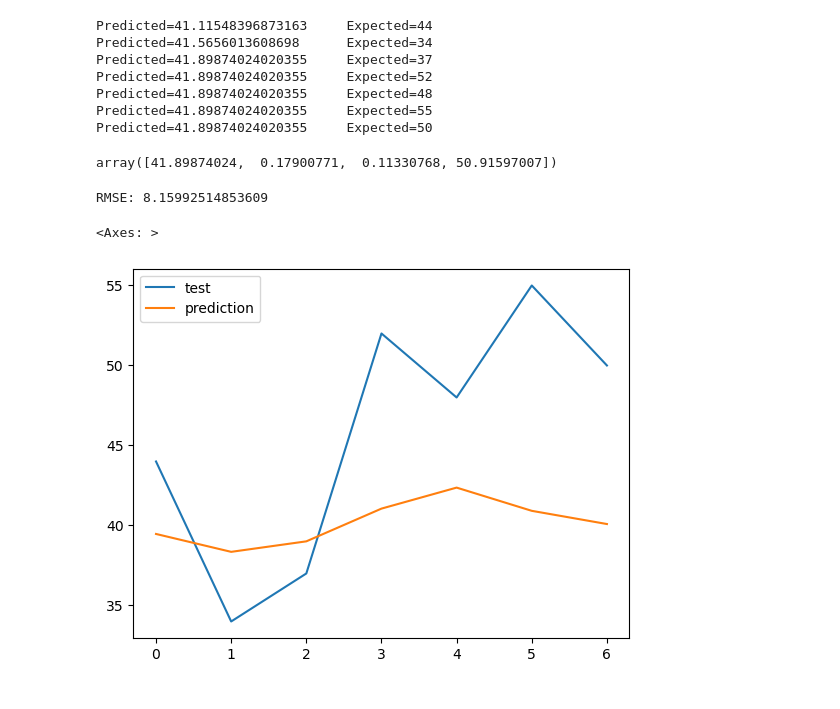
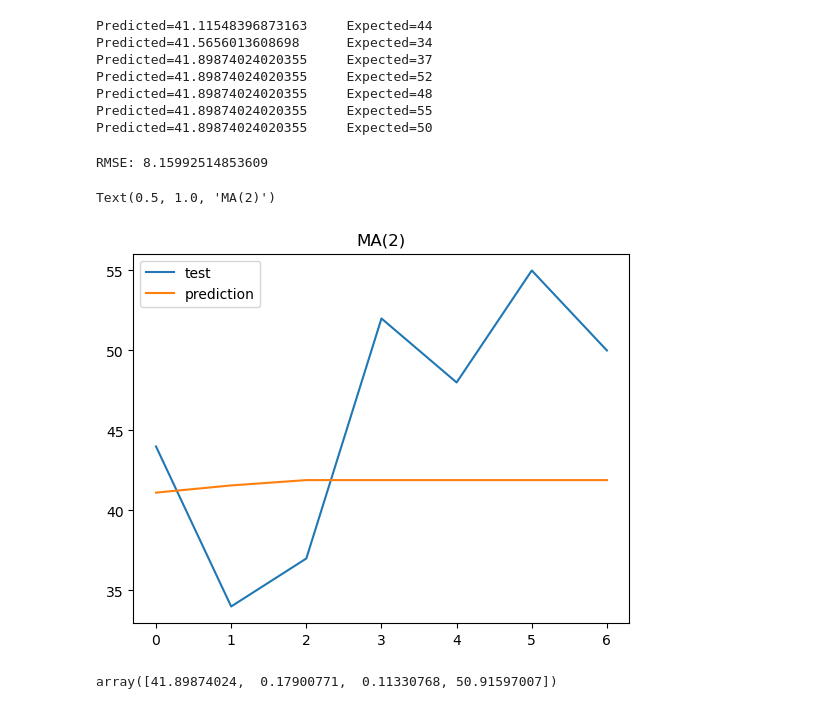
Before and after one commit to lhduc94/timeseries, a Jupyter notebook: notebooks/ARIMA.ipynb, the cells around one changed output. Saved outputs shown, nothing was run; the diff lists cells and outputs as text; code cells hidden in the pictures.

```diff
--- a/notebooks/ARIMA.ipynb
+++ b/notebooks/ARIMA.ipynb
@@ -253,7 +180,7 @@ MA_model = ARIMA(train, order=(0, 0, 2))
 MA_results = MA_model.fit()
 # %%
 
-Y_hat = MA_results.predict(start=len(train), end=len(train)+len(test)-1, dynamic=False)
+Y_hat = MA_results.forecast(7)
 for y_hat, y_true in zip(Y_hat, test):
     print(f'Predicted={y_hat} \tExpected={y_true}')
 # %% [output]
@@ -264,17 +191,18 @@ Predicted=41.89874024020355     Expected=52
 Predicted=41.89874024020355     Expected=48
 Predicted=41.89874024020355     Expected=55
 Predicted=41.89874024020355     Expected=50
+# %%
+print('RMSE:', np.sqrt(mean_squared_error(test, Y_hat)))
+# %% [output]
+RMSE: 8.15992514853609
+# %%
+sns.lineplot(test, label='test')
+sns.lineplot(Y_hat, label='prediction')
+plt.title("MA(2)")
+# %% [output]
+Text(0.5, 1.0, 'MA(2)')
+[figure, added]
 # %%
 MA_results.params
 # %% [output]
 array([41.89874024,  0.17900771,  0.11330768, 50.91597007])
-# %%
-print('RMSE:', np.sqrt(mean_squared_error(test, Y_hat)))
-# %% [output]
-RMSE: 8.15992514853609
-# %%
-sns.lineplot(test, label='test')
-sns.lineplot(Y_hat, label='prediction')
-# %% [output]
-<Axes: >
-[figure, removed]
```
Also changed, not shown: parts of 35 cells of this notebook, 14 other files.
